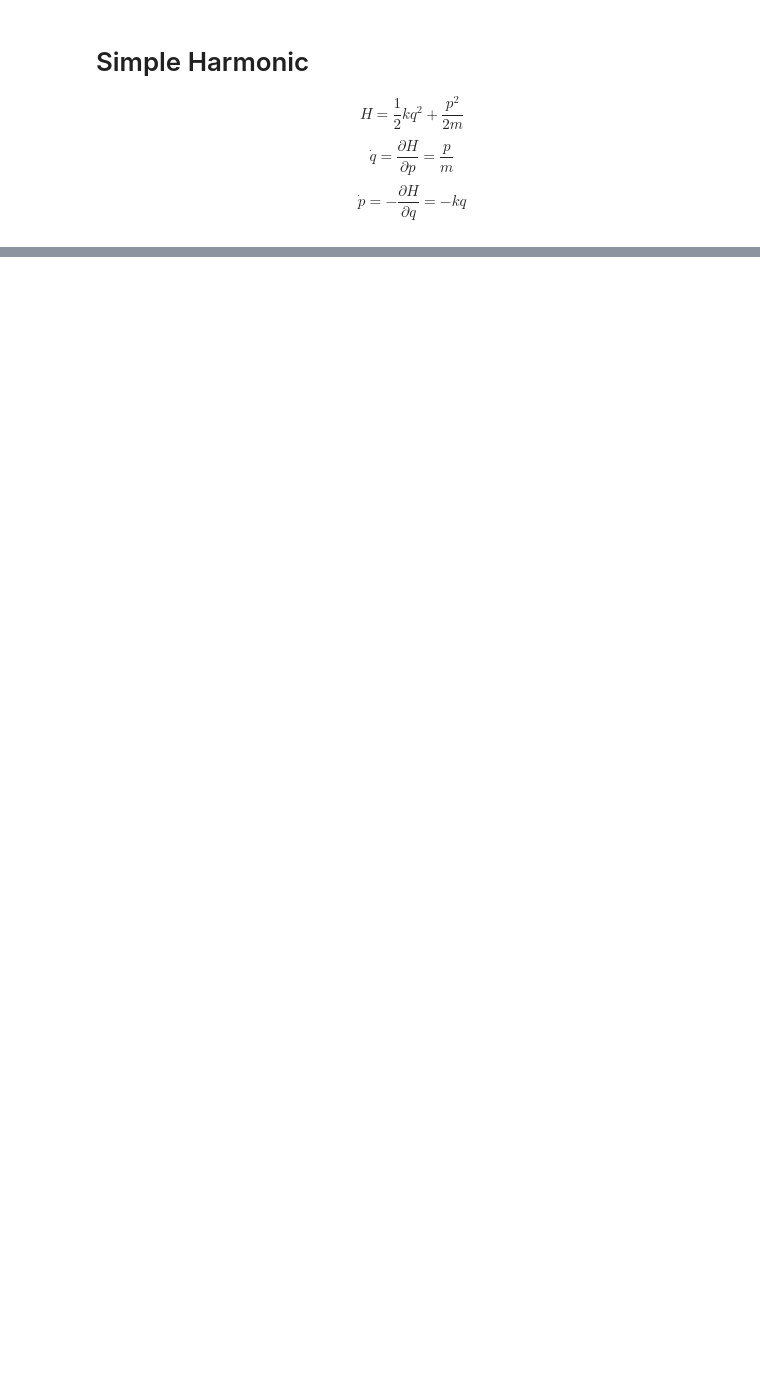
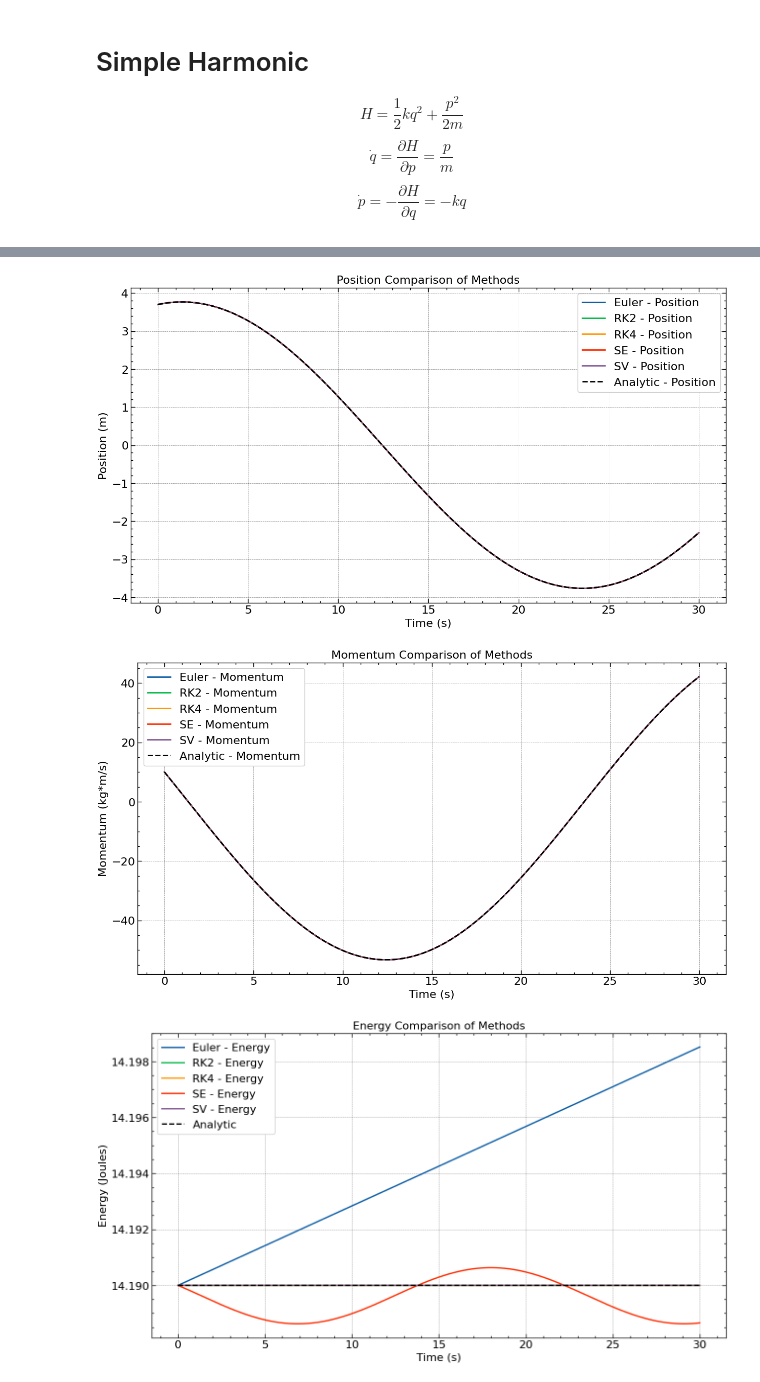
Before and after one commit to liuqiyucn/170N, a Jupyter notebook: project1/proj_1_DynamicsTest.ipynb, the cells around one changed output, grey strips where cells are left out. Cells and saved outputs as stored; diff of their text form; code cells hidden in the pictures; blank space fills up the shorter version.

```diff
--- a/project1/proj_1_DynamicsTest.ipynb
+++ b/project1/proj_1_DynamicsTest.ipynb
@@ -138,0 +148,6 @@ DynamicTest(spring=2, mass=100, Q0=3.7, P0=10, stepSize=0.5, total_time=30)
+# %%
+DynamicTest(spring=2, mass=100, Q0=3.7, P0=10, stepSize=0.001, total_time=30)
+# %% [output]
+[figure, added]
+[figure, added]
+[figure, added]
```
Also changed, not shown: parts of 12 cells of this notebook, 2 other files.
